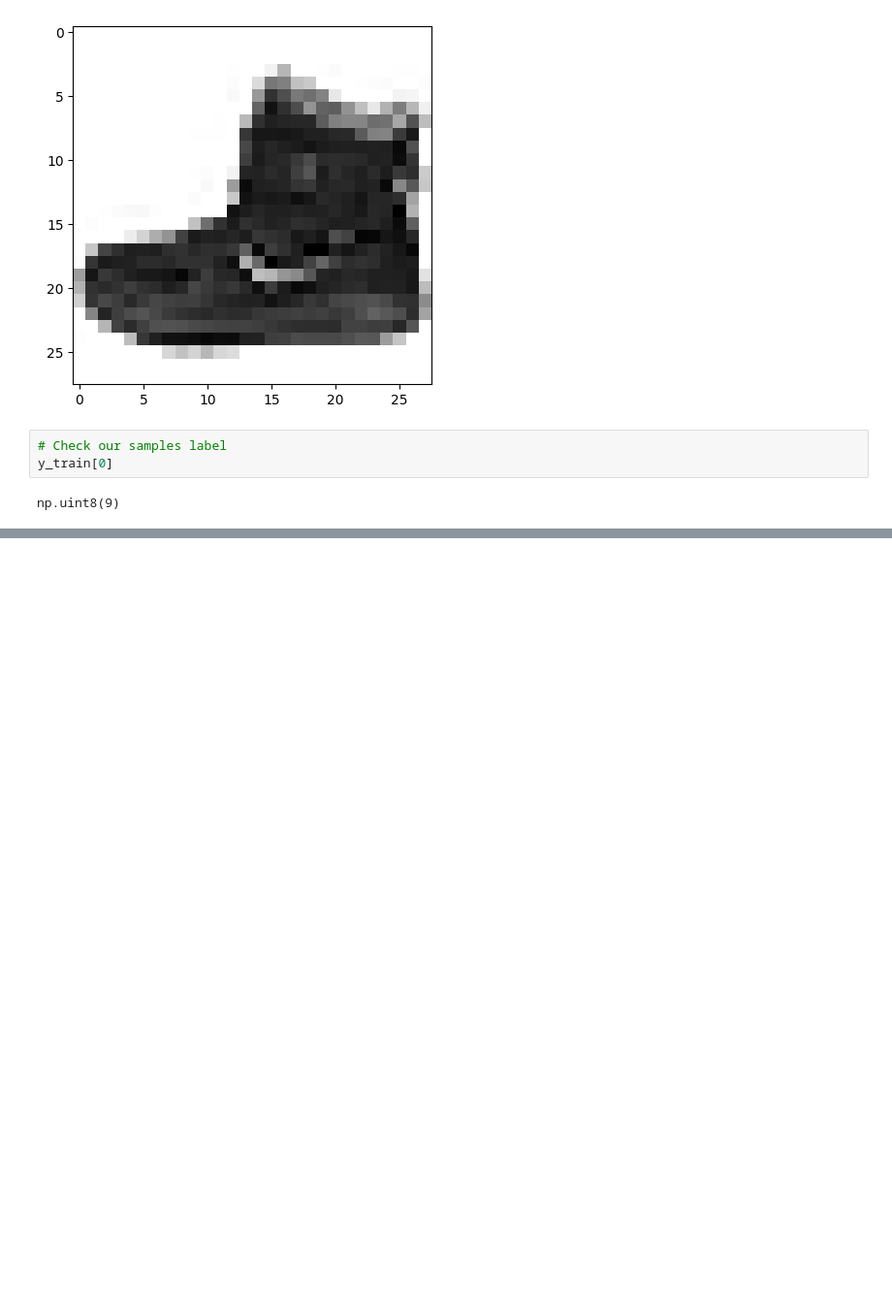
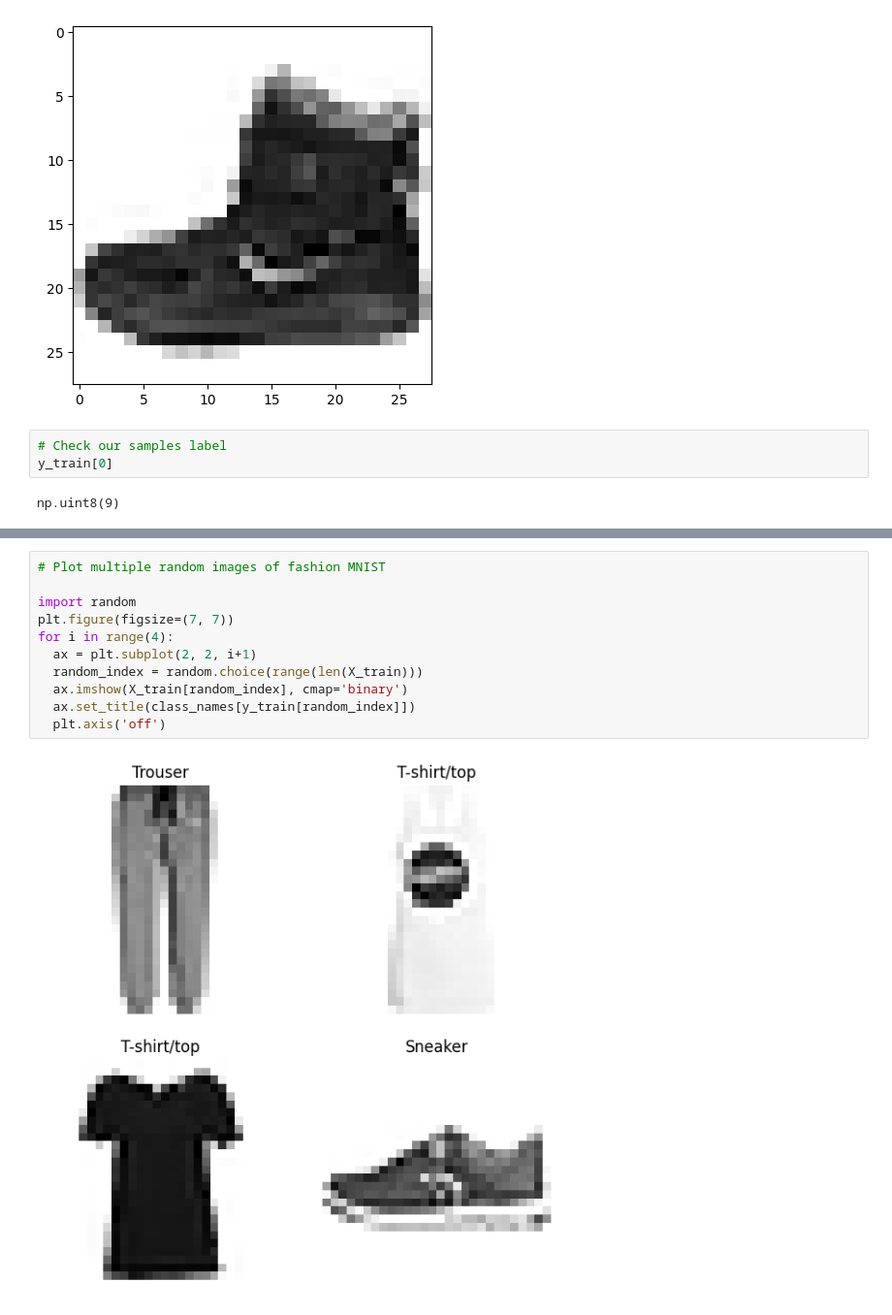
Before and after one commit to Glockrover/LearnTensorFlow, a Jupyter notebook: Neural_Network_Classification.ipynb, the cells around one changed output, grey strips where cells are left out. Shown at 97% size. Cells and saved outputs as stored; diff of their text form; blank space fills up the shorter version.

```diff
--- a/Neural_Network_Classification.ipynb
+++ b/Neural_Network_Classification.ipynb
@@ -873,0 +891,13 @@ np.uint8(9)
+# %%
+# Plot multiple random images of fashion MNIST
+
+import random
+plt.figure(figsize=(7, 7))
+for i in range(4):
+  ax = plt.subplot(2, 2, i+1)
+  random_index = random.choice(range(len(X_train)))
+  ax.imshow(X_train[random_index], cmap='binary')
+  ax.set_title(class_names[y_train[random_index]])
+  plt.axis('off')
+# %% [output]
+[figure, added]
```
Also changed, not shown: parts of 3 cells of this notebook.
